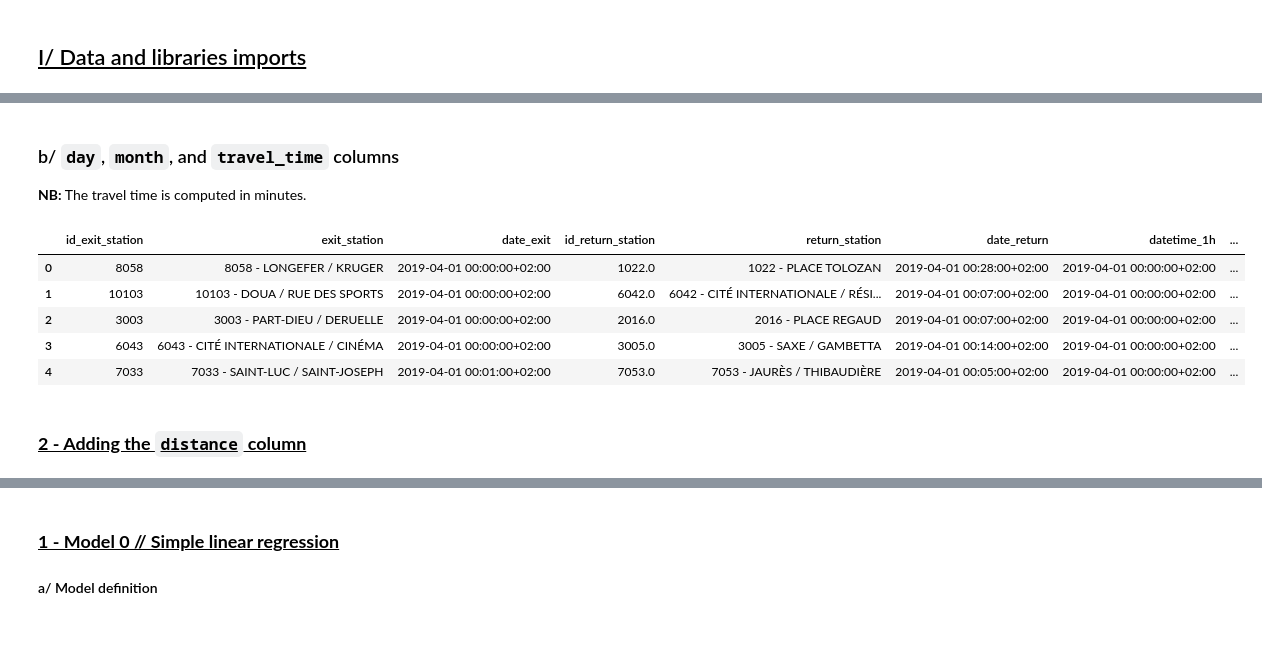
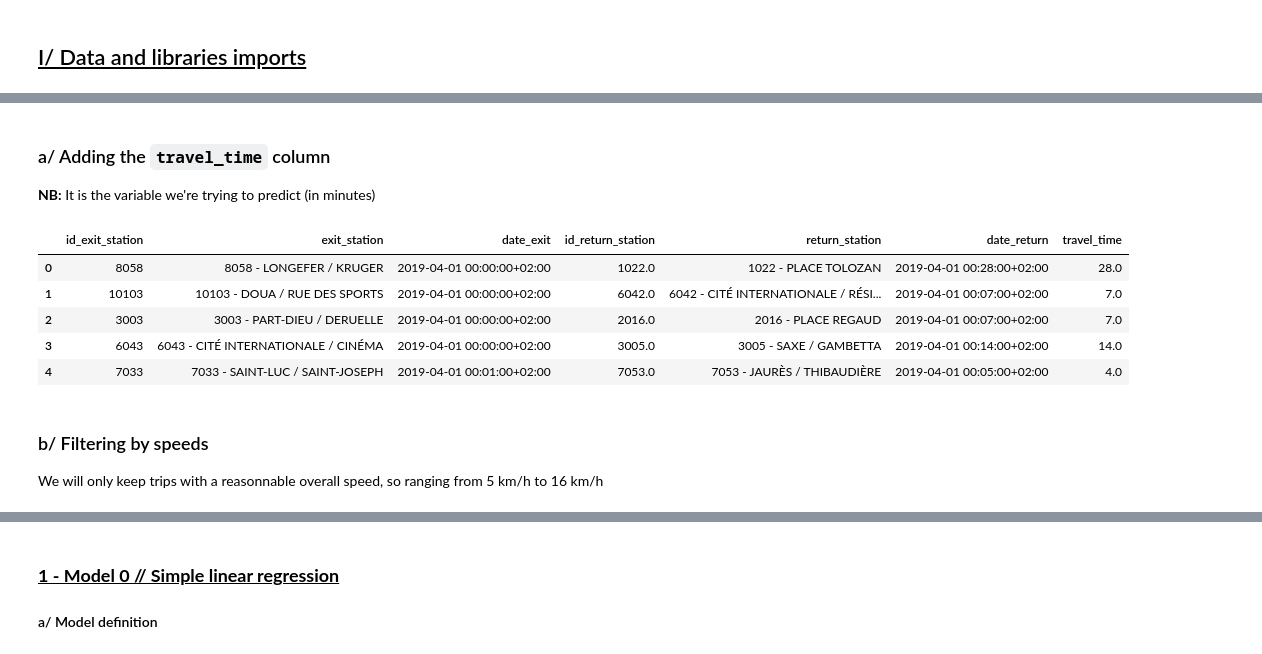
Before and after one commit to Echoo7/Machine-Learning-Project, a Jupyter notebook: Notebook_ghislain_clusters.ipynb, the cells around one changed output, grey strips where cells are left out. Cells and saved outputs as stored; diff of their text form; code cells hidden in the pictures.

```diff
--- a/Notebook_ghislain_clusters.ipynb
+++ b/Notebook_ghislain_clusters.ipynb
@@ -93,3 +108,0 @@ Reading file /home/ghislain/data_relou/VELO-LYON/Trajets VELOV 2019/VELOV_TRAJET
-# %%
-df_lyon['datetime_1h'] = df_lyon['date_exit'].dt.floor("1h")
-df_lyon.head()
@@ -103,17 +109,17 @@ df_lyon.head()
 # %% [markdown]
-### b/ `day`, `month`, and `travel_time` columns
-**NB:** The travel time is computed in minutes.
+### a/ Adding the `travel_time` column
+
+**NB:** It is the variable we're trying to predict (in minutes)
 # %%
-df_lyon['day'] = df_lyon.date_exit.dt.day_of_week
-df_lyon['month'] = df_lyon.date_exit.dt.month
 df_lyon['travel_time'] =  (df_lyon.date_return-df_lyon.date_exit).dt.total_seconds()/60
 df_lyon.head()
 # %% [output]
-|  | id_exit_station | exit_station | date_exit | id_return_station | return_station | date_return | datetime_1h | ... |
-| 0 | 8058 | 8058 - LONGEFER / KRUGER | 2019-04-01 00:00:00+02:00 | 1022.0 | 1022 - PLACE TOLOZAN | 2019-04-01 00:28:00+02:00 | 2019-04-01 00:00:00+02:00 | ... |
-| 1 | 10103 | 10103 - DOUA / RUE DES SPORTS | 2019-04-01 00:00:00+02:00 | 6042.0 | 6042 - CITÉ INTERNATIONALE / RÉSI... | 2019-04-01 00:07:00+02:00 | 2019-04-01 00:00:00+02:00 | ... |
-| 2 | 3003 | 3003 - PART-DIEU / DERUELLE | 2019-04-01 00:00:00+02:00 | 2016.0 | 2016 - PLACE REGAUD | 2019-04-01 00:07:00+02:00 | 2019-04-01 00:00:00+02:00 | ... |
-| 3 | 6043 | 6043 - CITÉ INTERNATIONALE / CINÉMA | 2019-04-01 00:00:00+02:00 | 3005.0 | 3005 - SAXE / GAMBETTA | 2019-04-01 00:14:00+02:00 | 2019-04-01 00:00:00+02:00 | ... |
-| 4 | 7033 | 7033 - SAINT-LUC / SAINT-JOSEPH | 2019-04-01 00:01:00+02:00 | 7053.0 | 7053 - JAURÈS / THIBAUDIÈRE | 2019-04-01 00:05:00+02:00 | 2019-04-01 00:00:00+02:00 | ... |
+|  | id_exit_station | exit_station | date_exit | id_return_station | return_station | date_return | travel_time |
+| 0 | 8058 | 8058 - LONGEFER / KRUGER | 2019-04-01 00:00:00+02:00 | 1022.0 | 1022 - PLACE TOLOZAN | 2019-04-01 00:28:00+02:00 | 28.0 |
+| 1 | 10103 | 10103 - DOUA / RUE DES SPORTS | 2019-04-01 00:00:00+02:00 | 6042.0 | 6042 - CITÉ INTERNATIONALE / RÉSI... | 2019-04-01 00:07:00+02:00 | 7.0 |
+| 2 | 3003 | 3003 - PART-DIEU / DERUELLE | 2019-04-01 00:00:00+02:00 | 2016.0 | 2016 - PLACE REGAUD | 2019-04-01 00:07:00+02:00 | 7.0 |
+| 3 | 6043 | 6043 - CITÉ INTERNATIONALE / CINÉMA | 2019-04-01 00:00:00+02:00 | 3005.0 | 3005 - SAXE / GAMBETTA | 2019-04-01 00:14:00+02:00 | 14.0 |
+| 4 | 7033 | 7033 - SAINT-LUC / SAINT-JOSEPH | 2019-04-01 00:01:00+02:00 | 7053.0 | 7053 - JAURÈS / THIBAUDIÈRE | 2019-04-01 00:05:00+02:00 | 4.0 |
 # %% [markdown]
-###  <u> **2 - Adding the `distance` column** </u>
+### b/  Filtering by speeds
+We will only keep trips with a reasonnable overall speed, so ranging from 5 km/h to 16 km/h
```
Also changed, not shown: parts of 45 cells of this notebook.
